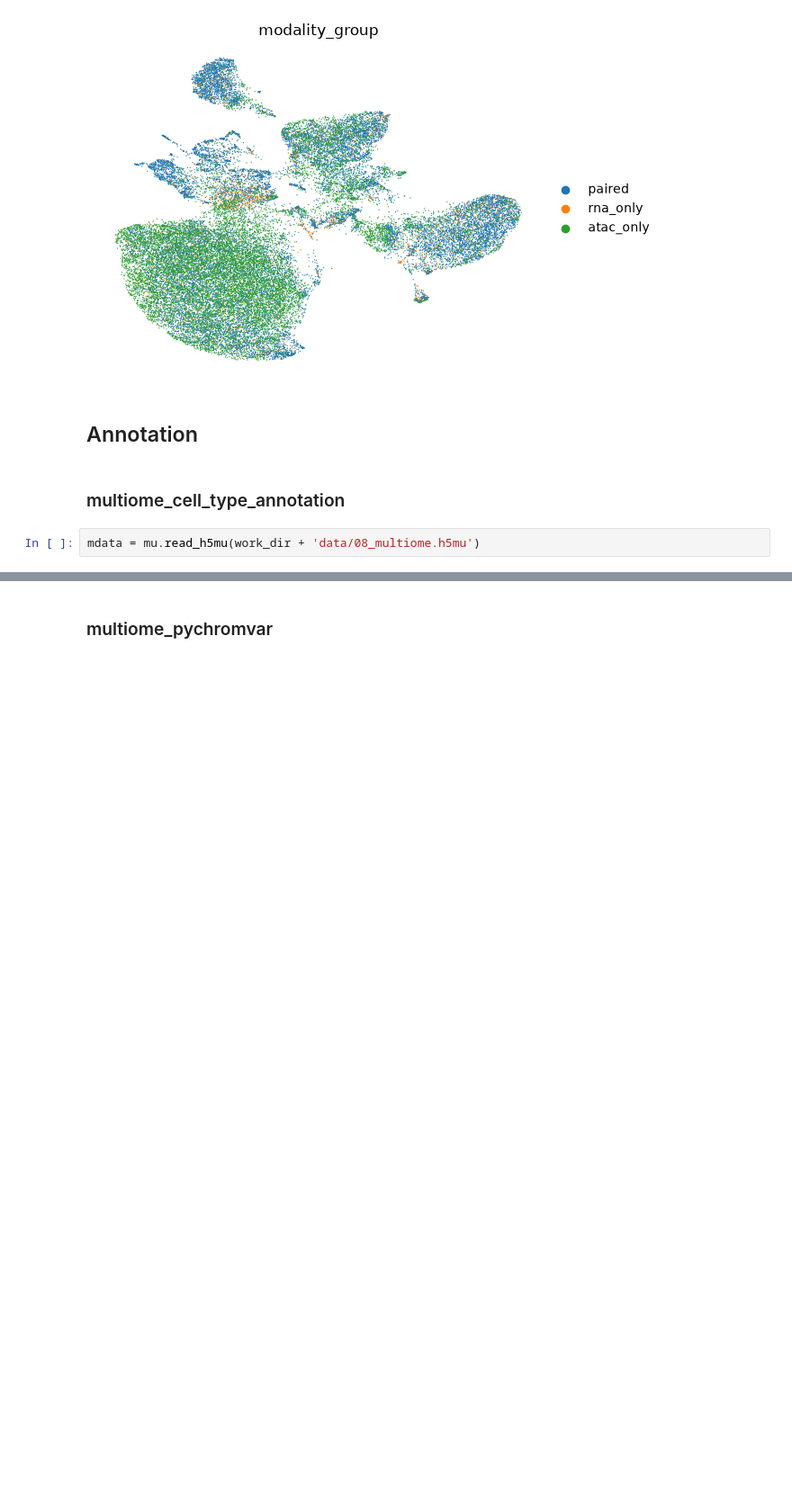
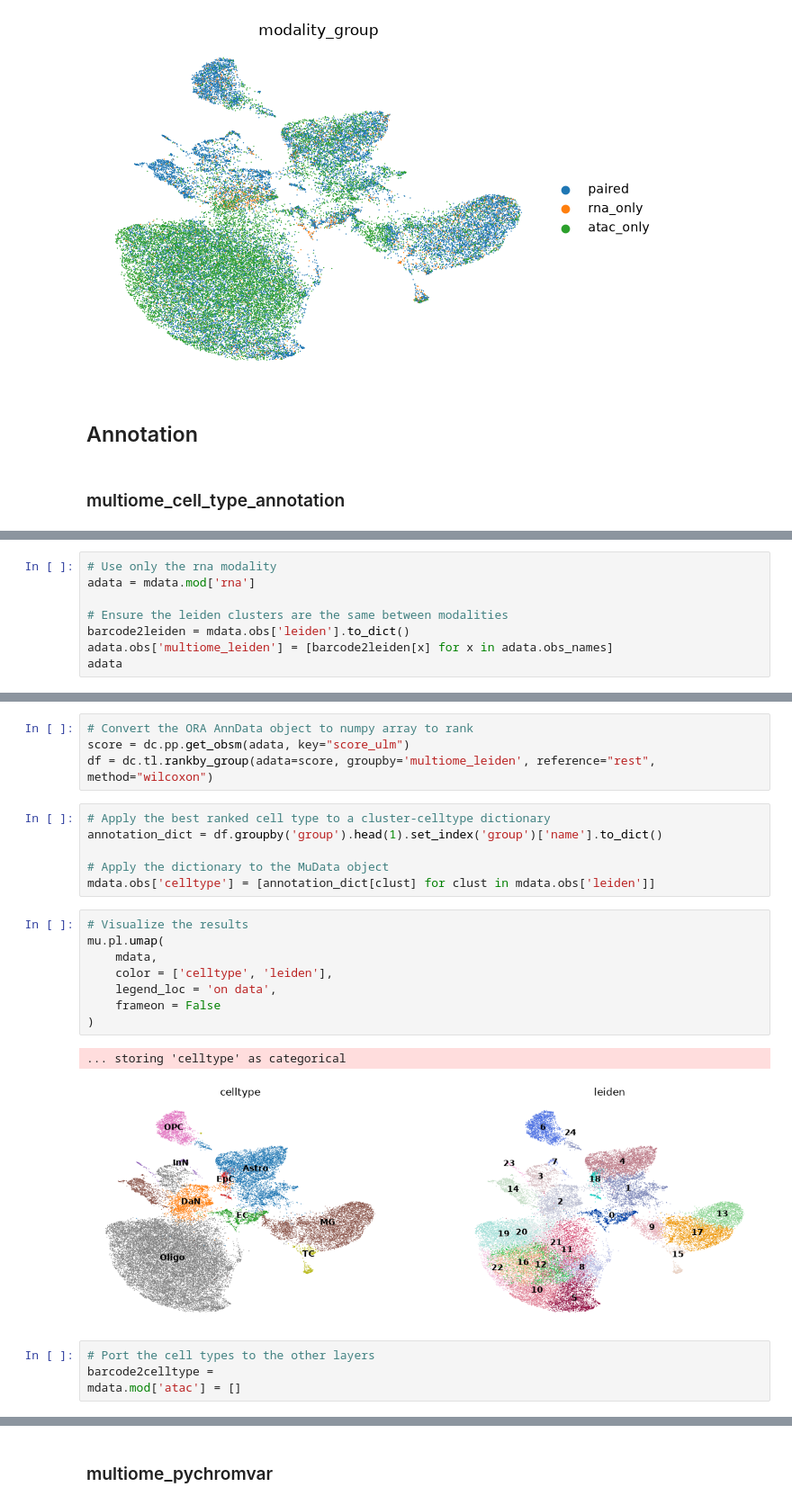
Before and after one commit to NIH-CARD/scMAVERICS, a Jupyter notebook: doc_notebooks/multiome.ipynb, the cells around one changed output, grey strips where cells are left out. Shown at 90% size. Saved outputs shown, nothing was run; the diff lists cells and outputs as text; blank space fills up the shorter version.

```diff
--- a/doc_notebooks/multiome.ipynb
+++ b/doc_notebooks/multiome.ipynb
@@ -307,5 +348,3 @@ mu.pl.umap(
 ## Annotation
 # %% [markdown]
 ### multiome_cell_type_annotation
-# %%
-mdata = mu.read_h5mu(work_dir + 'data/08_multiome.h5mu')
@@ -319,0 +375,8 @@ mdata.write_h5mu(work_dir + 'data/08_multiome.h5mu', compression = 'gzip')
+# %%
+# Use only the rna modality
+adata = mdata.mod['rna']
+
+# Ensure the leiden clusters are the same between modalities
+barcode2leiden = mdata.obs['leiden'].to_dict()
+adata.obs['multiome_leiden'] = [barcode2leiden[x] for x in adata.obs_names]
+adata
@@ -319,0 +401,25 @@ mdata.write_h5mu(work_dir + 'data/08_multiome.h5mu', compression = 'gzip')
+# %%
+# Convert the ORA AnnData object to numpy array to rank
+score = dc.pp.get_obsm(adata, key="score_ulm")
+df = dc.tl.rankby_group(adata=score, groupby='multiome_leiden', reference="rest", method="wilcoxon")
+# %%
+# Apply the best ranked cell type to a cluster-celltype dictionary
+annotation_dict = df.groupby('group').head(1).set_index('group')['name'].to_dict()
+
+# Apply the dictionary to the MuData object
+mdata.obs['celltype'] = [annotation_dict[clust] for clust in mdata.obs['leiden']]
+# %%
+# Visualize the results
+mu.pl.umap(
+    mdata,
+    color = ['celltype', 'leiden'],
+    legend_loc = 'on data',
+    frameon = False
+)
+# %% [output]
+... storing 'celltype' as categorical
+[figure, added]
+# %%
+# Port the cell types to the other layers
+barcode2celltype =
+mdata.mod['atac'] = []
```
Also changed, not shown: parts of 35 cells of this notebook, 6 other files.
